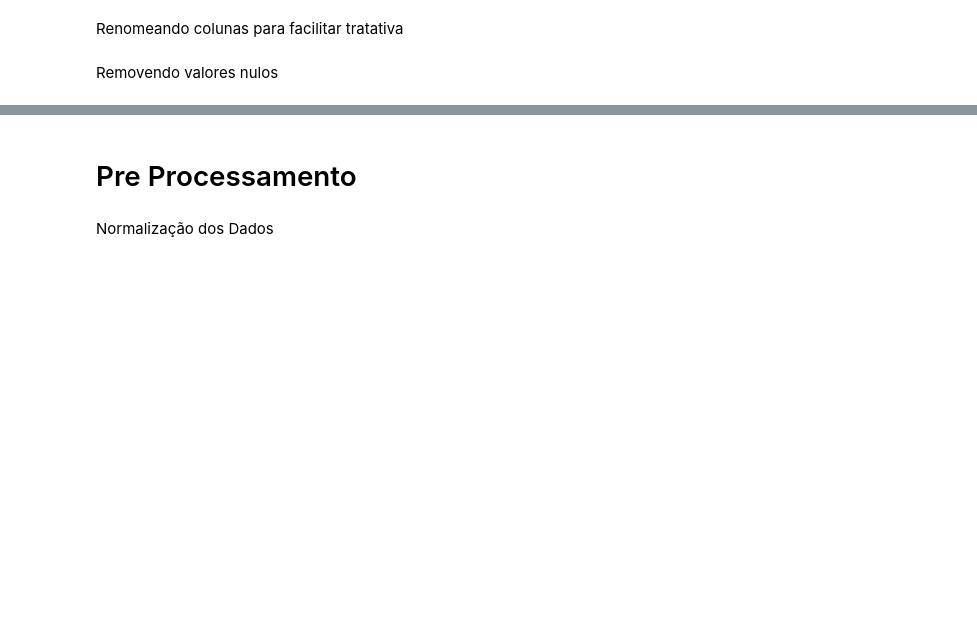
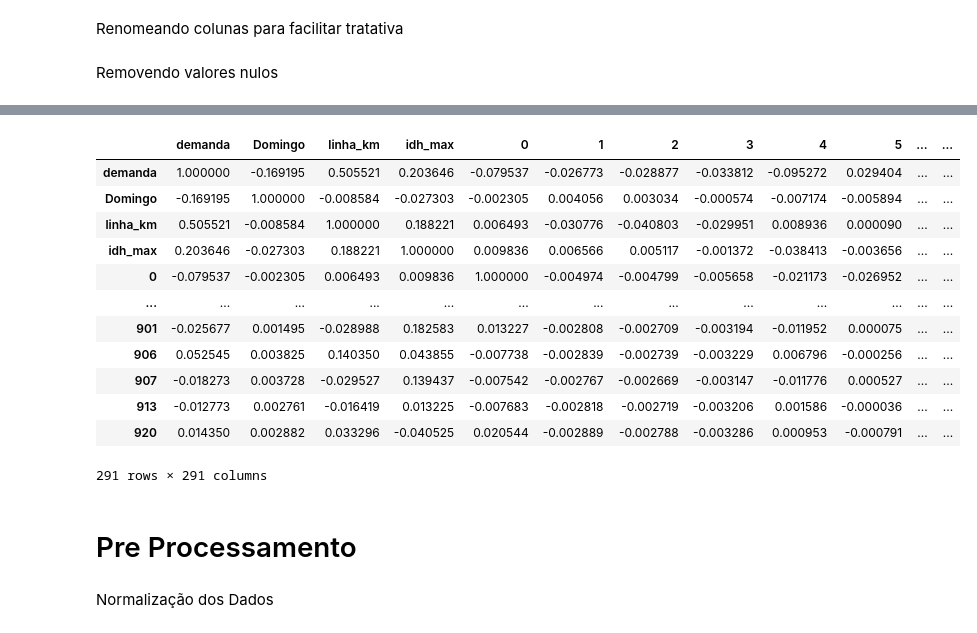
Before and after one commit to iuryrosal/analysis_transport_fortaleza, a Jupyter notebook: notebooks/Analise_exploratoria/modelagem.ipynb, the cells around one changed output, grey strips where cells are left out. Saved outputs shown, nothing was run; the diff lists cells and outputs as text; code cells hidden in the pictures; blank space fills up the shorter version.

```diff
--- a/notebooks/Analise_exploratoria/modelagem.ipynb
+++ b/notebooks/Analise_exploratoria/modelagem.ipynb
@@ -192,3 +189,19 @@ dataset_model
+# %%
+dataset_model.corr()
+# %% [output]
+|  | demanda | Domingo | linha_km | idh_max | 0 | 1 | 2 | 3 | 4 | 5 | ... | ... |
+| demanda | 1.000000 | -0.169195 | 0.505521 | 0.203646 | -0.079537 | -0.026773 | -0.028877 | -0.033812 | -0.095272 | 0.029404 | ... | ... |
+| Domingo | -0.169195 | 1.000000 | -0.008584 | -0.027303 | -0.002305 | 0.004056 | 0.003034 | -0.000574 | -0.007174 | -0.005894 | ... | ... |
+| linha_km | 0.505521 | -0.008584 | 1.000000 | 0.188221 | 0.006493 | -0.030776 | -0.040803 | -0.029951 | 0.008936 | 0.000090 | ... | ... |
+| idh_max | 0.203646 | -0.027303 | 0.188221 | 1.000000 | 0.009836 | 0.006566 | 0.005117 | -0.001372 | -0.038413 | -0.003656 | ... | ... |
+| 0 | -0.079537 | -0.002305 | 0.006493 | 0.009836 | 1.000000 | -0.004974 | -0.004799 | -0.005658 | -0.021173 | -0.026952 | ... | ... |
+| ... | ... | ... | ... | ... | ... | ... | ... | ... | ... | ... | ... | ... |
+| 901 | -0.025677 | 0.001495 | -0.028988 | 0.182583 | 0.013227 | -0.002808 | -0.002709 | -0.003194 | -0.011952 | 0.000075 | ... | ... |
+| 906 | 0.052545 | 0.003825 | 0.140350 | 0.043855 | -0.007738 | -0.002839 | -0.002739 | -0.003229 | 0.006796 | -0.000256 | ... | ... |
+| 907 | -0.018273 | 0.003728 | -0.029527 | 0.139437 | -0.007542 | -0.002767 | -0.002669 | -0.003147 | -0.011776 | 0.000527 | ... | ... |
+| 913 | -0.012773 | 0.002761 | -0.016419 | 0.013225 | -0.007683 | -0.002818 | -0.002719 | -0.003206 | 0.001586 | -0.000036 | ... | ... |
+| 920 | 0.014350 | 0.002882 | 0.033296 | -0.040525 | 0.020544 | -0.002889 | -0.002788 | -0.003286 | 0.000953 | -0.000791 | ... | ... |
+291 rows × 291 columns
 # %% [markdown]
 # Pre Processamento
 # %%
```
Also changed, not shown: parts of 21 cells of this notebook.
